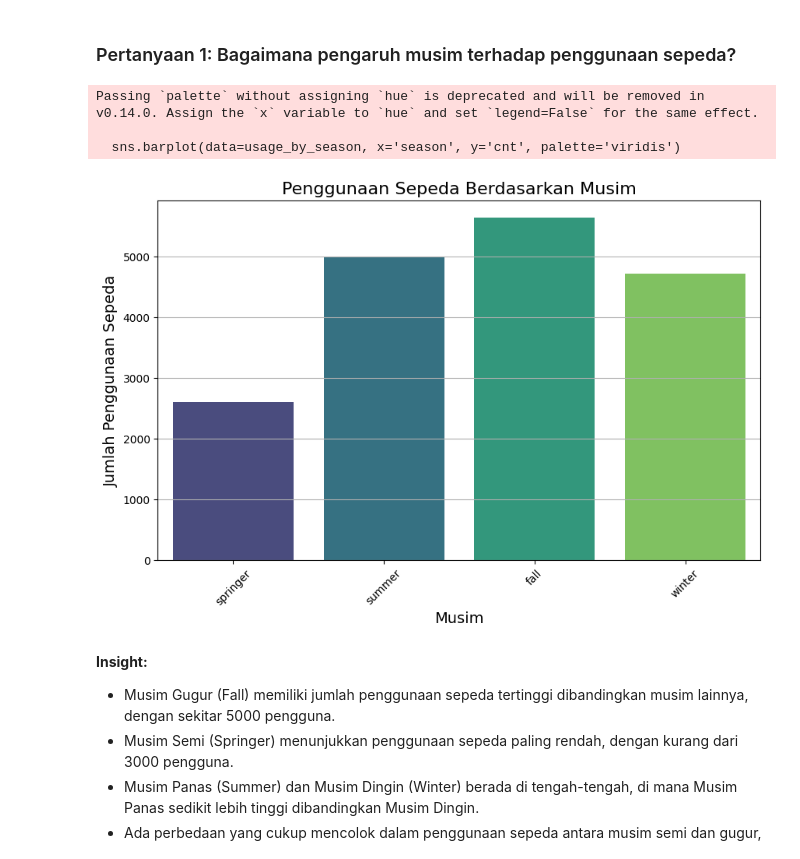
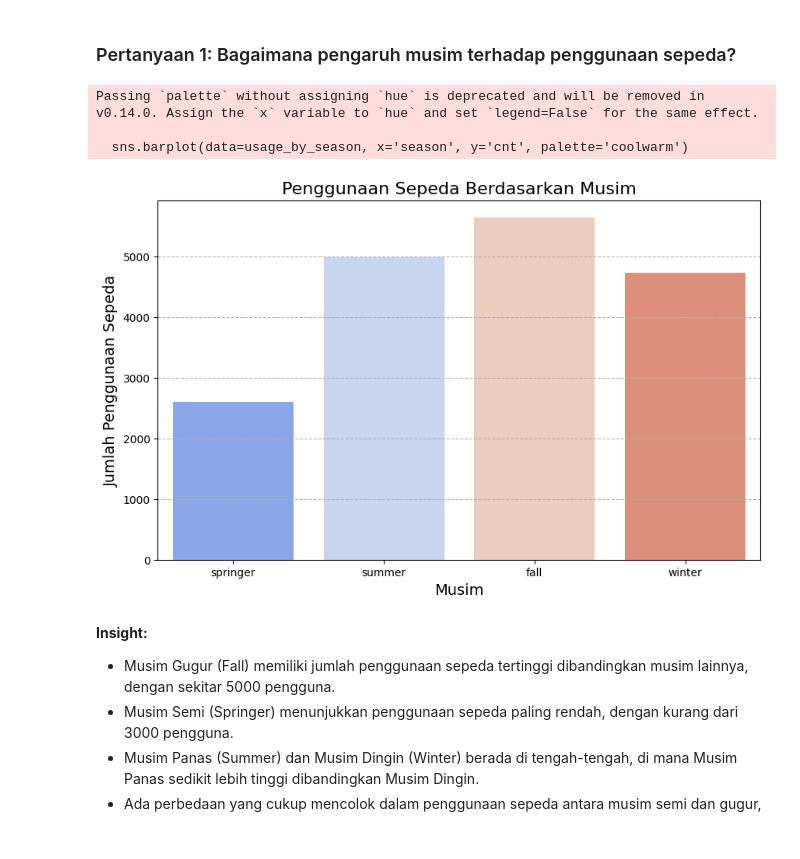
Before and after one commit to nspweb/Analisis-Data-Bike-Sharing, a Jupyter notebook: notebook.ipynb, the cells around one changed output. Drawn from its saved outputs; the diff is of its cells as text; code cells hidden in the pictures.

```diff
--- a/notebook.ipynb
+++ b/notebook.ipynb
@@ -484,18 +484,17 @@ Puncak Penggunaan Sepeda Berdasarkan Jam dan Status Hari:
 # %%
 # Visualisasi penggunaan sepeda berdasarkan musim
 plt.figure(figsize=(10, 6))
-sns.barplot(data=usage_by_season, x='season', y='cnt', palette='viridis')
+sns.barplot(data=usage_by_season, x='season', y='cnt', palette='coolwarm')
 plt.title('Penggunaan Sepeda Berdasarkan Musim', fontsize=16)
 plt.xlabel('Musim', fontsize=14)
 plt.ylabel('Jumlah Penggunaan Sepeda', fontsize=14)
-plt.xticks(rotation=45)
-plt.grid(axis='y')
+plt.grid(axis='y', linestyle='--')
 plt.show()
 # %% [output]
 Passing `palette` without assigning `hue` is deprecated and will be removed in v0.14.0. Assign the `x` variable to `hue` and set `legend=False` for the same effect.
 
-  sns.barplot(data=usage_by_season, x='season', y='cnt', palette='viridis')
+  sns.barplot(data=usage_by_season, x='season', y='cnt', palette='coolwarm')
-[figure, old version]
+[figure, new version]
 # %% [markdown]
 **Insight:**
 - Musim Gugur (Fall) memiliki jumlah penggunaan sepeda tertinggi dibandingkan musim lainnya, dengan sekitar 5000 pengguna.
```
Also changed, not shown: parts of 3 cells of this notebook, 1 other file.
